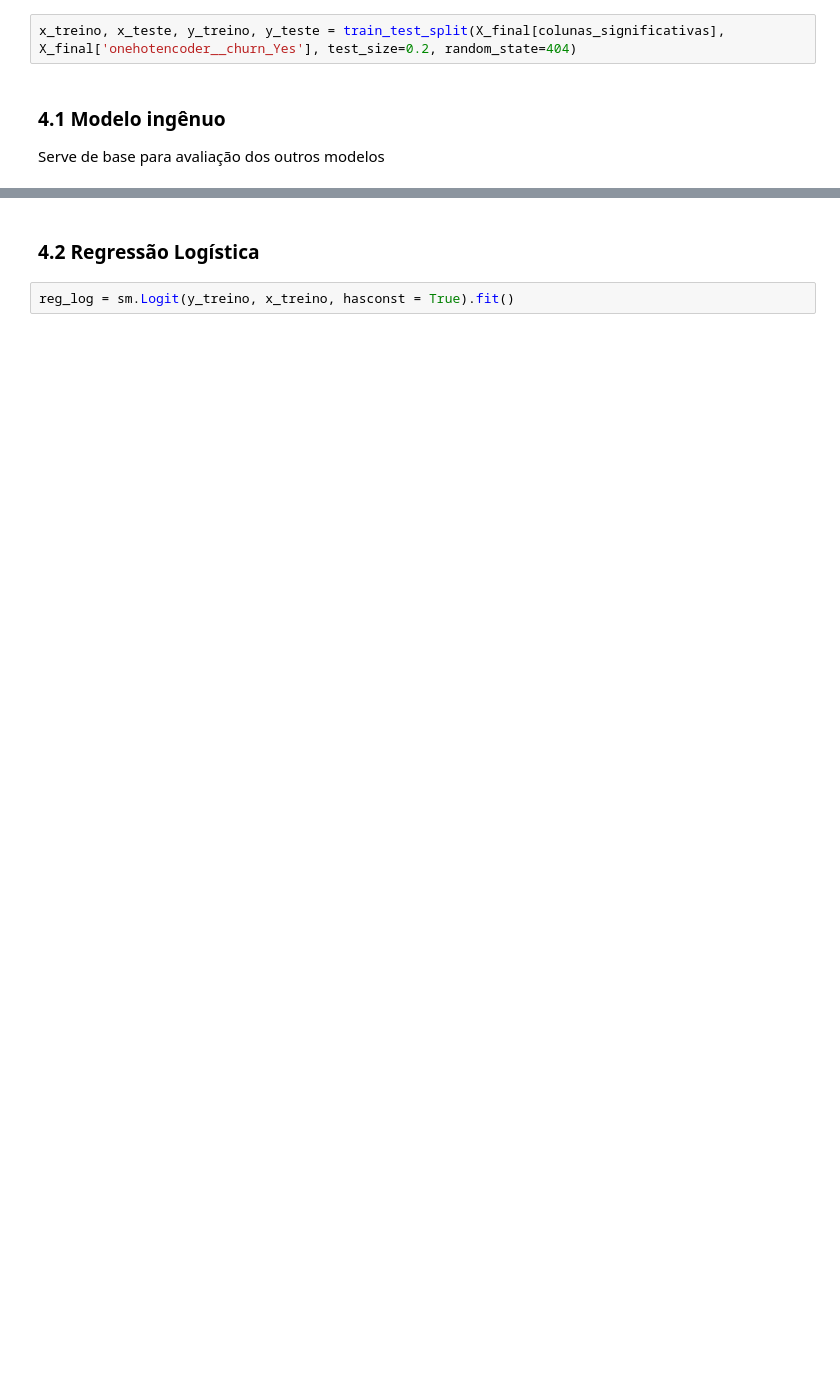
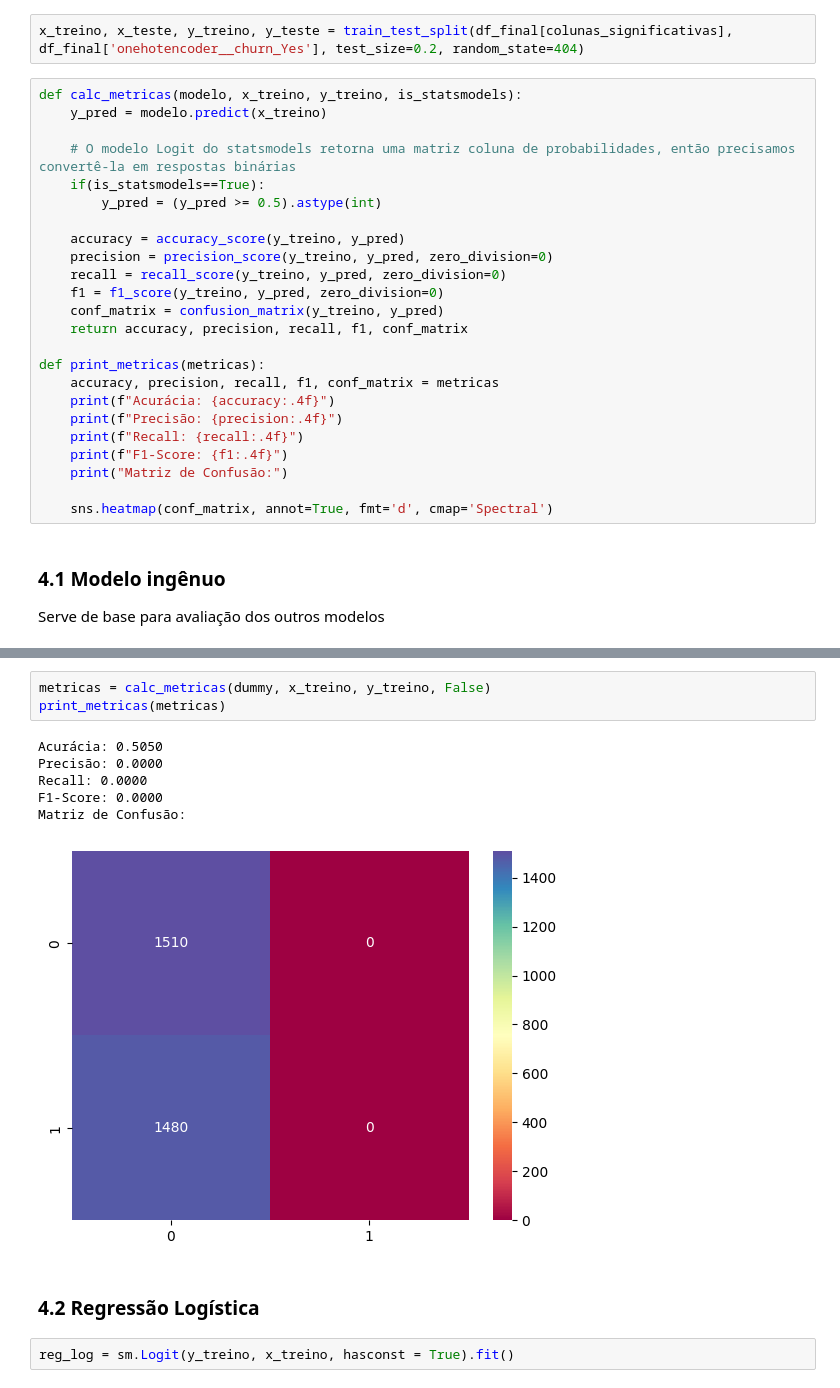
Before and after one commit to AntonioNazar/Oracle_Desafio_3, a Jupyter notebook: churn_cliente_modelos.ipynb, the cells around one changed output, grey strips where cells are left out. Saved outputs shown, nothing was run; the diff lists cells and outputs as text; blank space fills up the shorter version.

```diff
--- a/churn_cliente_modelos.ipynb
+++ b/churn_cliente_modelos.ipynb
@@ -196,5 +234,29 @@ sm.add_constant(X_final)
 # %%
-x_treino, x_teste, y_treino, y_teste = train_test_split(X_final[colunas_significativas], X_final['onehotencoder__churn_Yes'], test_size=0.2, random_state=404)
+x_treino, x_teste, y_treino, y_teste = train_test_split(df_final[colunas_significativas], df_final['onehotencoder__churn_Yes'], test_size=0.2, random_state=404)
+# %%
+def calc_metricas(modelo, x_treino, y_treino, is_statsmodels):
+    y_pred = modelo.predict(x_treino)
+
+    # O modelo Logit do statsmodels retorna uma matriz coluna de probabilidades, então precisamos convertê-la em respostas binárias
+    if(is_statsmodels==True):
+        y_pred = (y_pred >= 0.5).astype(int)
+
+    accuracy = accuracy_score(y_treino, y_pred)
+    precision = precision_score(y_treino, y_pred, zero_division=0)
+    recall = recall_score(y_treino, y_pred, zero_division=0)
+    f1 = f1_score(y_treino, y_pred, zero_division=0)
+    conf_matrix = confusion_matrix(y_treino, y_pred)
+    return accuracy, precision, recall, f1, conf_matrix
+
+def print_metricas(metricas):
+    accuracy, precision, recall, f1, conf_matrix = metricas
+    print(f"Acurácia: {accuracy:.4f}")
+    print(f"Precisão: {precision:.4f}")
+    print(f"Recall: {recall:.4f}")
+    print(f"F1-Score: {f1:.4f}")
+    print("Matriz de Confusão:")
+
+    sns.heatmap(conf_matrix, annot=True, fmt='d', cmap='Spectral')
 # %% [markdown]
 ### 4.1 Modelo ingênuo
 
@@ -208,3 +270,13 @@ dummy.score(x_teste, y_teste)
+# %%
+metricas = calc_metricas(dummy, x_treino, y_treino, False)
+print_metricas(metricas)
+# %% [output]
+Acurácia: 0.5050
+Precisão: 0.0000
+Recall: 0.0000
+F1-Score: 0.0000
+Matriz de Confusão:
+[figure, added]
 # %% [markdown]
 ### 4.2 Regressão Logística
 # %%
```
Also changed, not shown: parts of 32 cells of this notebook, 3 other files.
